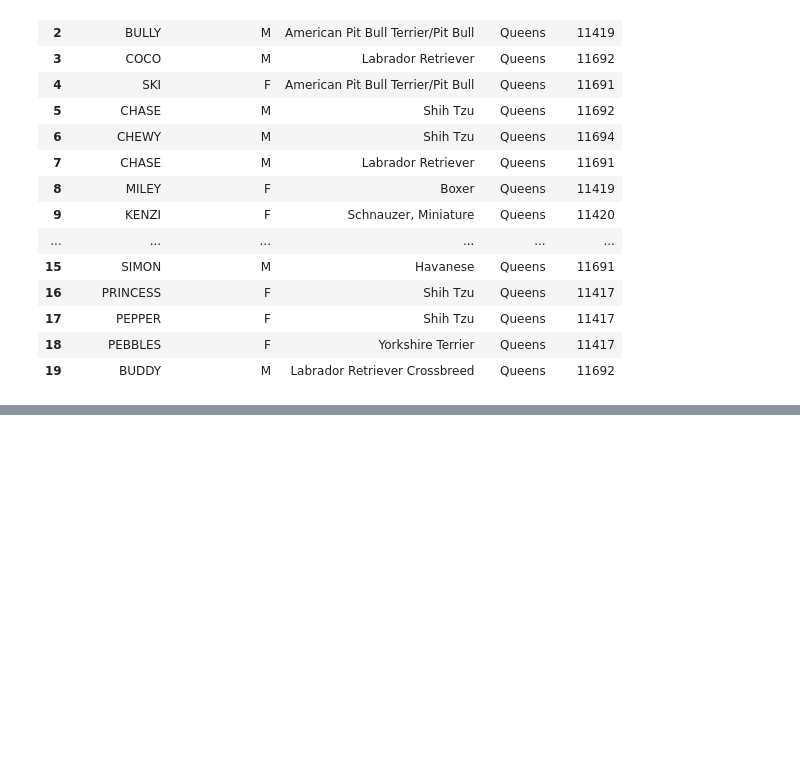
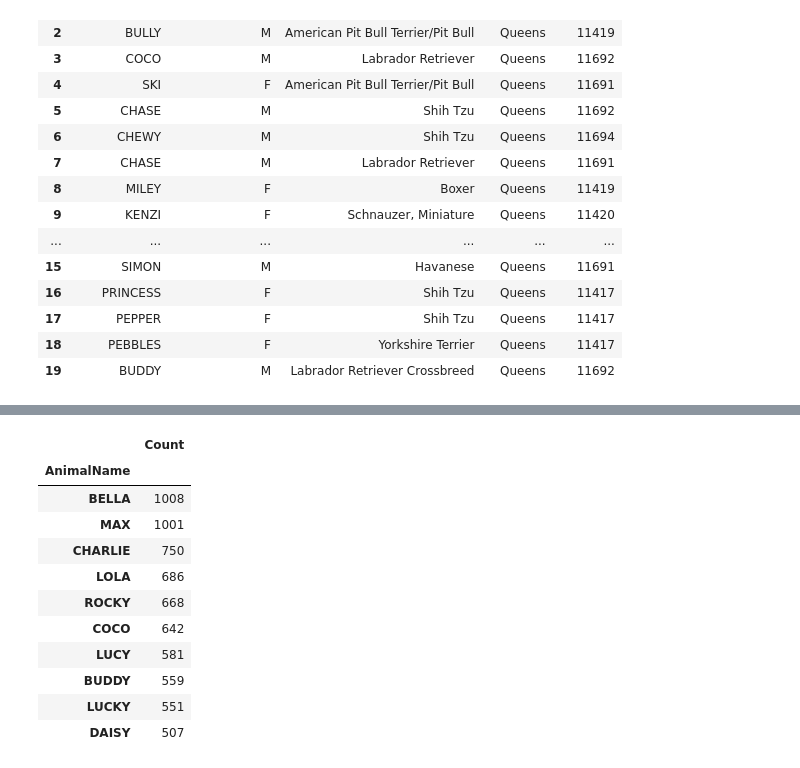
Before and after one commit to emtodd11/NYC-Top-Dog-Names-DB-Analysis, a Jupyter notebook: ETL-Project-NY-Dogs.ipynb, the cells around one changed output, grey strips where cells are left out. Drawn from its saved outputs; the diff is of its cells as text; code cells hidden in the pictures; blank space fills up the shorter version.

```diff
--- a/ETL-Project-NY-Dogs.ipynb
+++ b/ETL-Project-NY-Dogs.ipynb
@@ -167,4 +197,19 @@ name_counts_df.head()
 # %%
+# top 10 dog names in NYC
+
 top_names = name_counts_df.sort_values(["Count"], ascending=False)
-top_names.head(12)
+top_names.head(10)
+# %% [output]
+|  | Count |
+| AnimalName |  |
+| BELLA | 1008 |
+| MAX | 1001 |
+| CHARLIE | 750 |
+| LOLA | 686 |
+| ROCKY | 668 |
+| COCO | 642 |
+| LUCY | 581 |
+| BUDDY | 559 |
+| LUCKY | 551 |
+| DAISY | 507 |
 # %%
```
Also changed, not shown: parts of 13 cells of this notebook, 2 other files.
